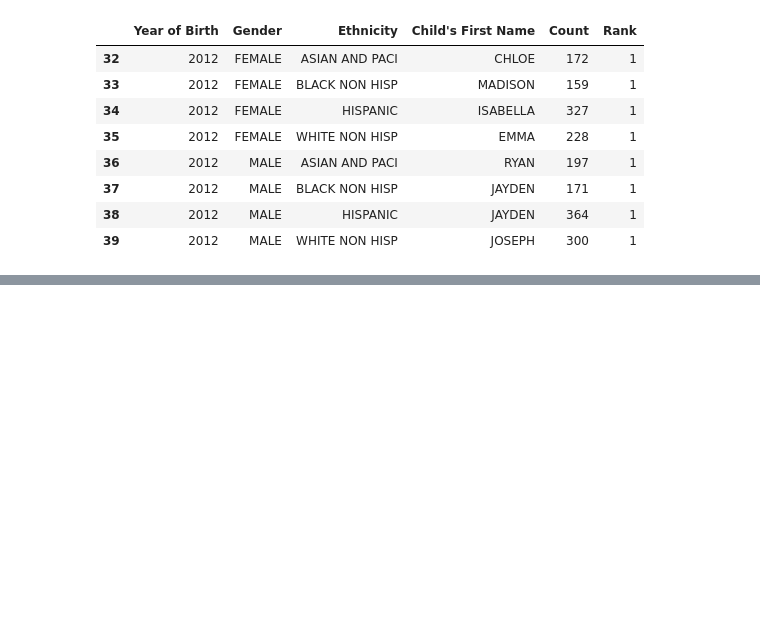
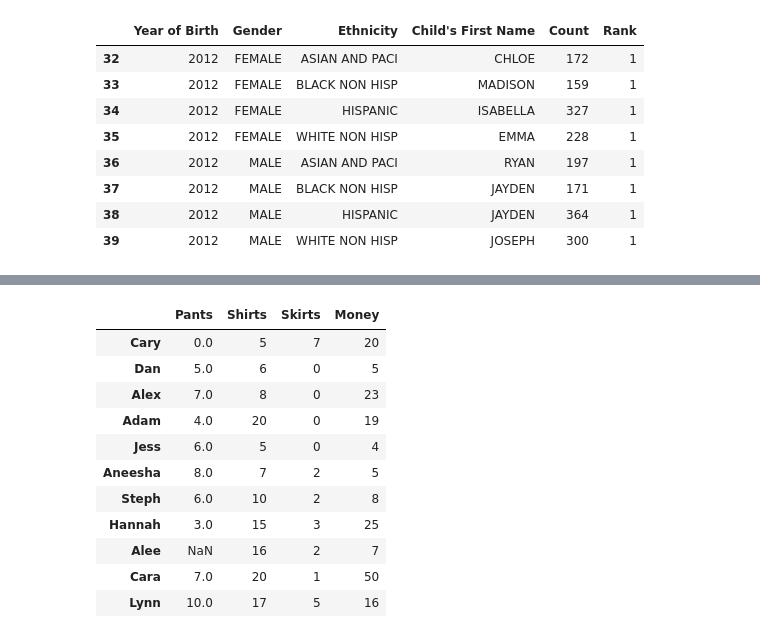
Before and after one commit to mmj32/Class-Practice-Repo, a Jupyter notebook: todo5/pandas_notes2_haring.ipynb, the cells around one changed output, grey strips where cells are left out. Cells and saved outputs as stored; diff of their text form; code cells hidden in the pictures; blank space fills up the shorter version.

```diff
--- a/todo5/pandas_notes2_haring.ipynb
+++ b/todo5/pandas_notes2_haring.ipynb
@@ -605,3 +605,13 @@ We don't have data for that year. Try another one: 2012
 | 37 | 2012 | MALE | BLACK NON HISP | JAYDEN | 171 | 1 |
 | 38 | 2012 | MALE | HISPANIC | JAYDEN | 364 | 1 |
 | 39 | 2012 | MALE | WHITE NON HISP | JOSEPH | 300 | 1 |
+# %%
+#0s and NaNs!
+
+clothes_owned_dict= {"Shirts":[5, 6, 8, 20, 5, 7, 10, 15, 16, 20, 17],
+                     "Pants" :[0, 5, 7, 4, 6, 8, 6, 3, None, 7, 10],
+                     "Skirts":[7, 0, 0, 0, 0, 2, 2, 3, 2, 1, 5]}
+
+clothes_owned = pd.DataFrame(clothes_owned_dict)
+clothes_owned.index = ['Cary', 'Dan', 'Alex', 'Adam', 'Jess', 'Aneesha', 'Steph', 'Hannah', 'Alee', 'Cara', 'Lynn']
+clothes_owned
@@ -607,0 +683,17 @@ We don't have data for that year. Try another one: 2012
+# %%
+#Add a column
+clothes_owned["Money"] = [20, 5, 23, 19, 4, 5, 8, 25, 7, 50, 16]
+clothes_owned
+# %% [output]
+|  | Pants | Shirts | Skirts | Money |
+| Cary | 0.0 | 5 | 7 | 20 |
+| Dan | 5.0 | 6 | 0 | 5 |
+| Alex | 7.0 | 8 | 0 | 23 |
+| Adam | 4.0 | 20 | 0 | 19 |
+| Jess | 6.0 | 5 | 0 | 4 |
+| Aneesha | 8.0 | 7 | 2 | 5 |
+| Steph | 6.0 | 10 | 2 | 8 |
+| Hannah | 3.0 | 15 | 3 | 25 |
+| Alee | NaN | 16 | 2 | 7 |
+| Cara | 7.0 | 20 | 1 | 50 |
+| Lynn | 10.0 | 17 | 5 | 16 |
```
Also changed, not shown: parts of 7 cells of this notebook.
